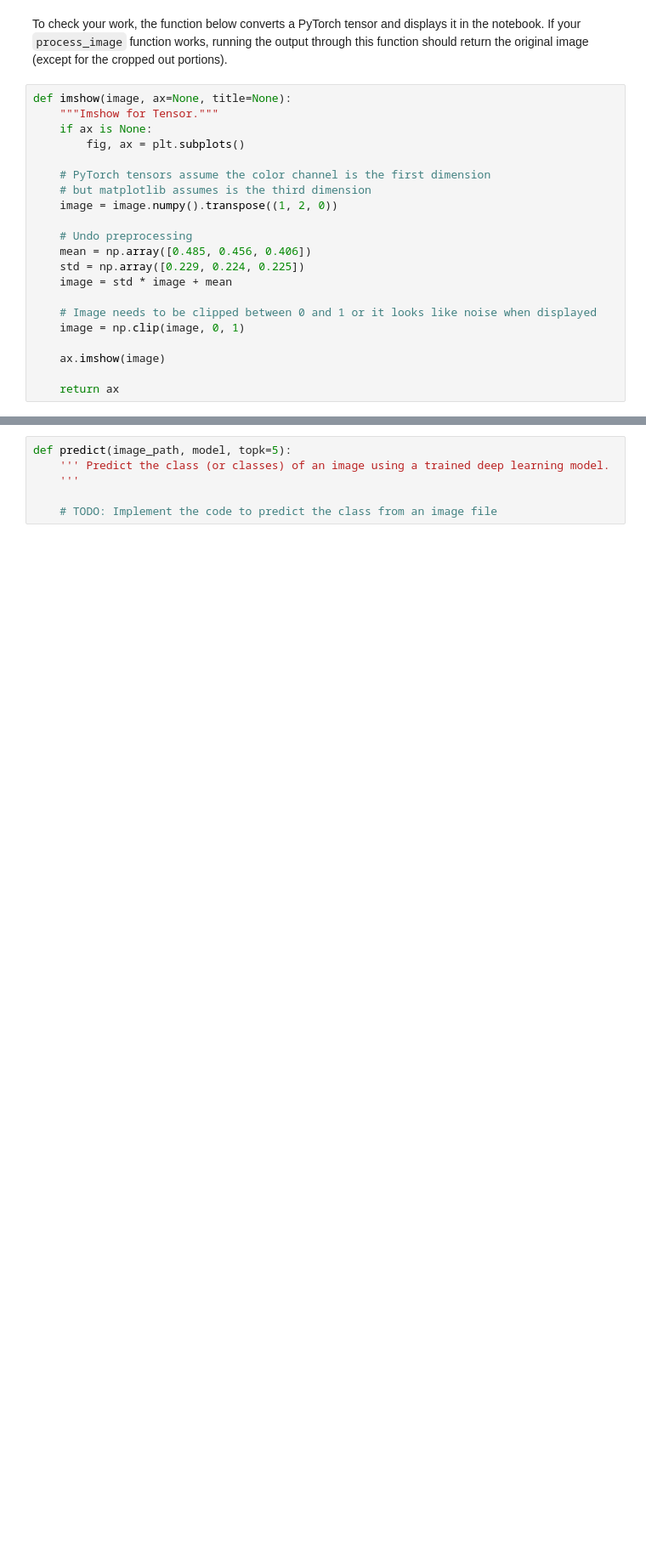
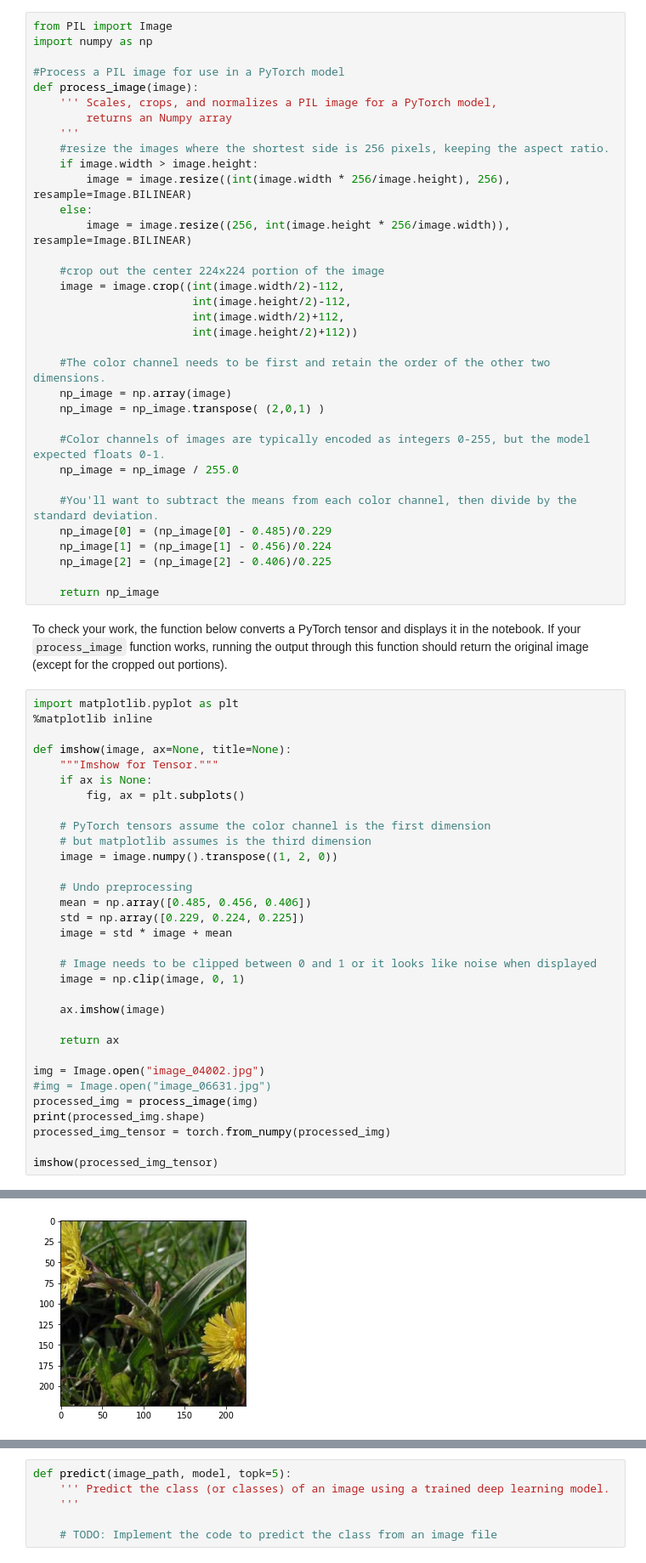
Before and after one commit to btchncamaro/aipnd-project, a Jupyter notebook: Image Classifier Project.ipynb, the cells around one changed output, grey strips where cells are left out. Shown: that part at 85% size. Drawn from its saved outputs; the diff is of its cells as text; blank space fills up the shorter version.

Commit message:
completed image processing

```diff
--- a/Image Classifier Project.ipynb
+++ b/Image Classifier Project.ipynb
@@ -336,6 +332,43 @@ def process_image(image):
+# %%
+from PIL import Image
+import numpy as np
+
+#Process a PIL image for use in a PyTorch model
+def process_image(image):
+    ''' Scales, crops, and normalizes a PIL image for a PyTorch model,
+        returns an Numpy array
+    '''
+    #resize the images where the shortest side is 256 pixels, keeping the aspect ratio.
+    if image.width > image.height:
+        image = image.resize((int(image.width * 256/image.height), 256), resample=Image.BILINEAR)
+    else:
+        image = image.resize((256, int(image.height * 256/image.width)), resample=Image.BILINEAR)
+
+    #crop out the center 224x224 portion of the image
+    image = image.crop((int(image.width/2)-112,
+                        int(image.height/2)-112,
+                        int(image.width/2)+112,
+                        int(image.height/2)+112))
+
+    #The color channel needs to be first and retain the order of the other two dimensions.
+    np_image = np.array(image)
+    np_image = np_image.transpose( (2,0,1) )
+
+    #Color channels of images are typically encoded as integers 0-255, but the model expected floats 0-1.
+    np_image = np_image / 255.0
+
+    #You'll want to subtract the means from each color channel, then divide by the standard deviation.
+    np_image[0] = (np_image[0] - 0.485)/0.229
+    np_image[1] = (np_image[1] - 0.456)/0.224
+    np_image[2] = (np_image[2] - 0.406)/0.225
+
+    return np_image
 # %% [markdown]
 To check your work, the function below converts a PyTorch tensor and displays it in the notebook. If your `process_image` function works, running the output through this function should return the original image (except for the cropped out portions).
 # %%
+import matplotlib.pyplot as plt
+%matplotlib inline
+
 def imshow(image, ax=None, title=None):
     """Imshow for Tensor."""
     if ax is None:
@@ -356,3 +389,12 @@ def imshow(image, ax=None, title=None):
     ax.imshow(image)
 
     return ax
+
+img = Image.open("image_04002.jpg")
+#img = Image.open("image_06631.jpg")
+processed_img = process_image(img)
+print(processed_img.shape)
+processed_img_tensor = torch.from_numpy(processed_img)
+
+imshow(processed_img_tensor)
+# %% [output]
@@ -359,3 +403,4 @@ def imshow(image, ax=None, title=None):
+[figure, added]
 # %% [markdown]
 ## Class Prediction
 
```
Also changed, not shown: parts of 4 cells of this notebook.
